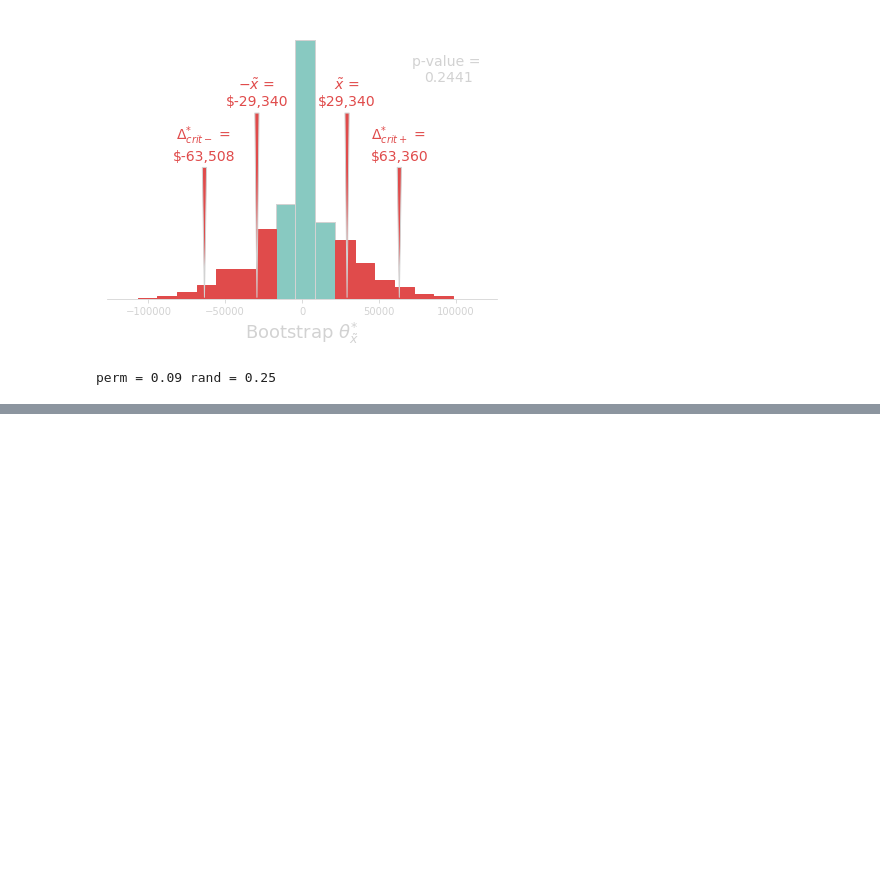
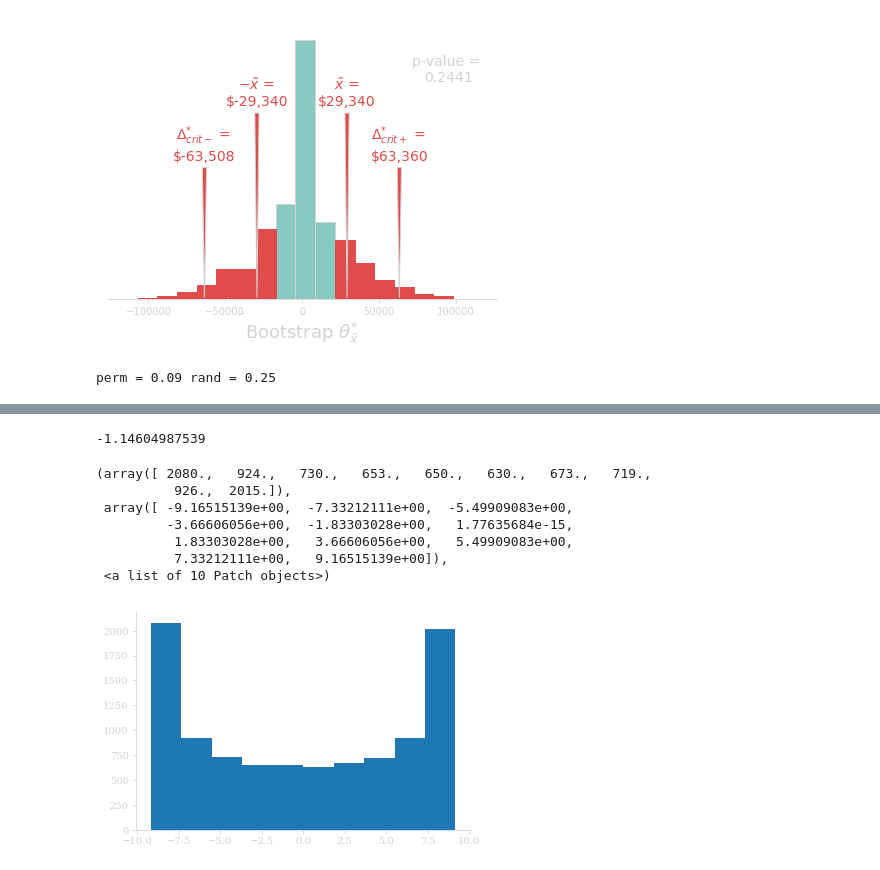
Before and after one commit to Khlick/LS40-Lectures, a Jupyter notebook: lib/_notebooks/Lectures 7-8.ipynb, the cells around one changed output, grey strips where cells are left out. Drawn from its saved outputs; the diff is of its cells as text; code cells hidden in the pictures; blank space fills up the shorter version.

```diff
--- a/lib/_notebooks/Lectures 7-8.ipynb
+++ b/lib/_notebooks/Lectures 7-8.ipynb
@@ -35,6 +35,30 @@ def normalOverlap(x,d1Opts = {"loc":0, "scale":1},d2Opts = {"loc":0, "scale":1})
     return np.minimum(stats.norm.pdf(x,**d1Opts), stats.norm.pdf(x,**d2Opts));
 def normalCombination(x,d1Opts = {"loc":0, "scale":1},d2Opts = {"loc":0, "scale":1}):
     return np.maximum(stats.norm.pdf(x,**d1Opts), stats.norm.pdf(x,**d2Opts));
+def mad(x,measure='mean'):
+    measure = utils.validateString(measure,['mean','median']);
+    x = np.ravel(x);
+    if measure == 'mean':
+        stat = np.mean;
+    elif measure == 'median':
+        stat = np.median;
+    return np.mean(np.abs(x - stat(x)))
+def welchT(s1,s2,center='mean',spread='sd'):
+    center = utils.validateString(center,['mean','median']);
+    spread = utils.validateString(spread, ['sd','mad']);
+    if center == 'median':
+        cen = np.median;
+    else:
+        cen = np.mean;
+    if spread == 'mad':
+        spr = mad;
+    else:
+        spr = np.mean;
+    s1 = np.ravel(s1);
+    s2 = np.ravel(s2);
+    dif = cen(s1)-cen(s2);
+    vrnc = np.sqrt( ((spr(s1)**2)/s1.shape[0]) + ((spr(s2)**2)/s2.shape[0]));
+    return dif/vrnc
 # %%
 #create gaussian data
 N = 10000
@@ -421,0 +773,13 @@ perm = 0.09 rand = 0.25
+# %%
+print(actualW)
+pyp.hist(D_Welch)
+# %% [output]
+-1.14604987539
+(array([ 2080.,   924.,   730.,   653.,   650.,   630.,   673.,   719.,
+          926.,  2015.]),
+ array([ -9.16515139e+00,  -7.33212111e+00,  -5.49909083e+00,
+         -3.66606056e+00,  -1.83303028e+00,   1.77635684e-15,
+          1.83303028e+00,   3.66606056e+00,   5.49909083e+00,
+          7.33212111e+00,   9.16515139e+00]),
+ <a list of 10 Patch objects>)
+[figure, added]
```
Also changed, not shown: parts of 18 cells of this notebook, 17 other files.
